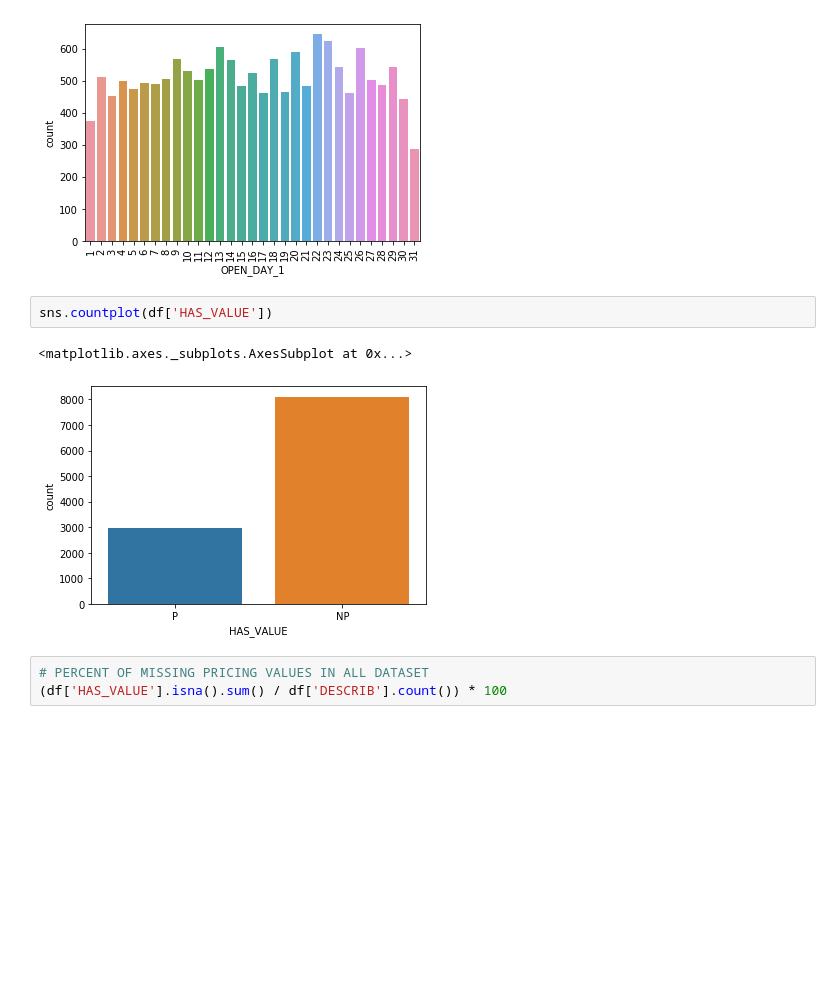
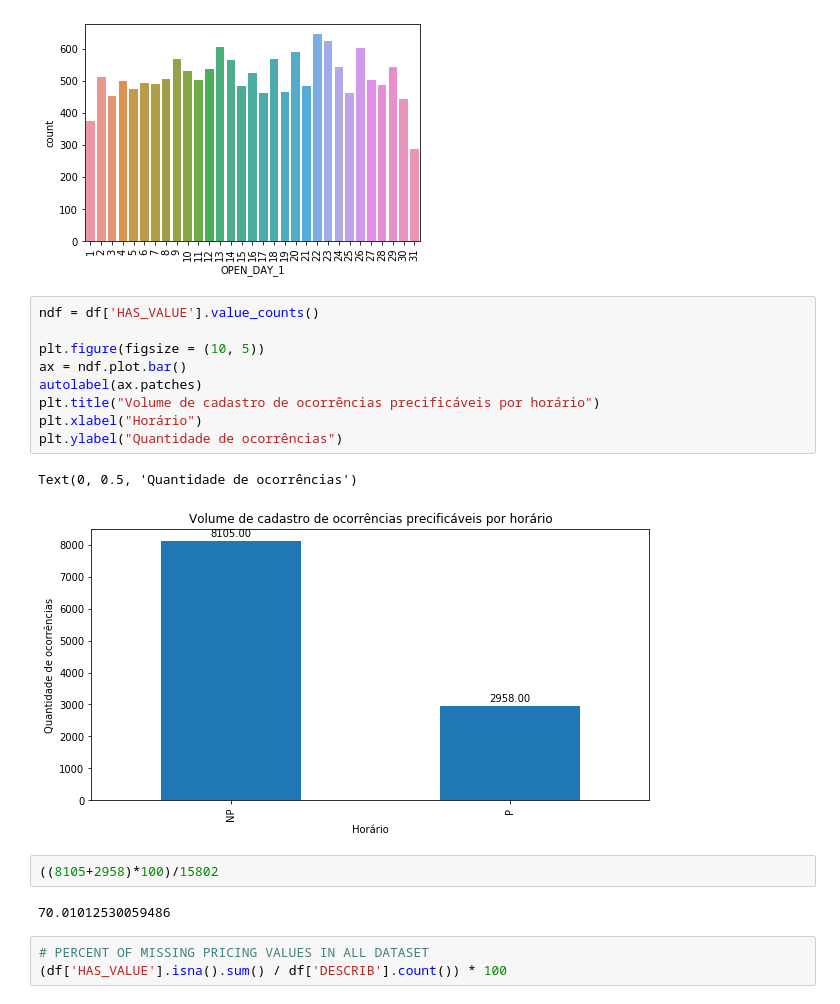
Before and after one commit to VictorCampelo/Ocomon-DS-Project, a Jupyter notebook: FirstOcomonNotebook.ipynb, the cells around one changed output. Drawn from its saved outputs; the diff is of its cells as text; blank space fills up the shorter version.

```diff
--- a/FirstOcomonNotebook.ipynb
+++ b/FirstOcomonNotebook.ipynb
@@ -316,11 +292,22 @@ sns.countplot(df['OPEN_DAY_1'])
 # %% [output]
 <matplotlib.axes._subplots.AxesSubplot at 0x...>
 [figure]
-# %%
-sns.countplot(df['HAS_VALUE'])
-# %% [output]
-<matplotlib.axes._subplots.AxesSubplot at 0x...>
-[figure, removed]
+# %%
+ndf = df['HAS_VALUE'].value_counts()
+
+plt.figure(figsize = (10, 5))
+ax = ndf.plot.bar()
+autolabel(ax.patches)
+plt.title("Volume de cadastro de ocorrências precificáveis por horário")
+plt.xlabel("Horário")
+plt.ylabel("Quantidade de ocorrências")
+# %% [output]
+Text(0, 0.5, 'Quantidade de ocorrências')
+[figure, added]
+# %%
+((8105+2958)*100)/15802
+# %% [output]
+70.01012530059486
 # %%
 # PERCENT OF MISSING PRICING VALUES IN ALL DATASET
 (df['HAS_VALUE'].isna().sum() / df['DESCRIB'].count()) * 100
```
Also changed, not shown: parts of 42 cells of this notebook.
